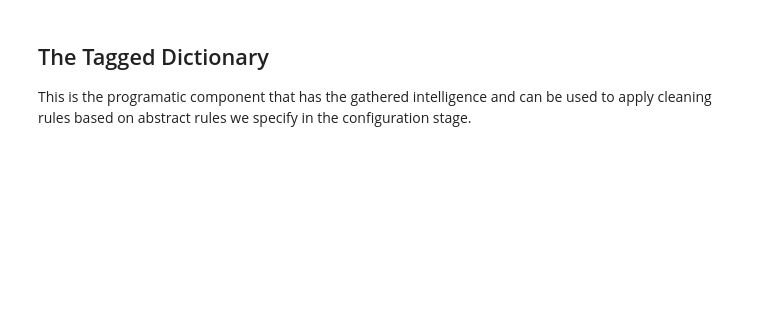
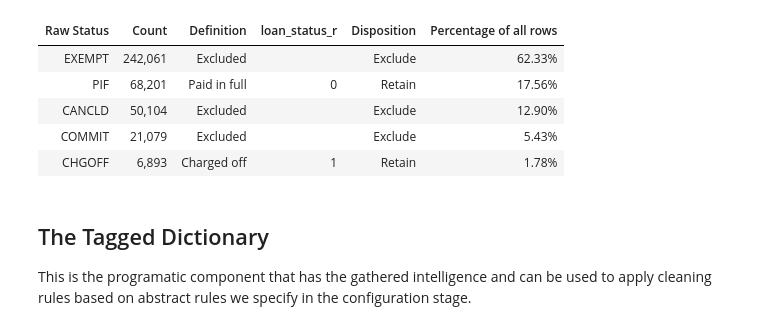
Before and after one commit to rajivsam/kmds_migration, a Jupyter notebook: sba_migration/notebooks/clean_sba_dataset.ipynb, the cells around one changed output. Saved outputs shown, nothing was run; the diff lists cells and outputs as text; code cells hidden in the pictures; blank space fills up the shorter version.

```diff
--- a/sba_migration/notebooks/clean_sba_dataset.ipynb
+++ b/sba_migration/notebooks/clean_sba_dataset.ipynb
@@ -126,4 +106,44 @@ Available Artifacts:
 Loaded Baseline: 388338 rows, 42 columns
+# %%
+retained_statuses = {
+    "PIF": ("Paid in full", 0),
+    "CHGOFF": ("Charged off", 1),
+}
+normalized_loan_status = (
+    df["LoanStatus"]
+    .astype("string")
+    .str.upper()
+    .str.replace(r"[\s\-_/()]+", "", regex=True)
+)
+status_accounting = (
+    normalized_loan_status
+    .value_counts(dropna=False)
+    .rename_axis("Raw Status")
+    .reset_index(name="Count")
+)
+status_accounting["Definition"] = status_accounting["Raw Status"].map(
+    {key: value[0] for key, value in retained_statuses.items()}
+).fillna("Excluded")
+status_accounting["loan_status_r"] = status_accounting["Raw Status"].map(
+    {key: value[1] for key, value in retained_statuses.items()}
+).astype("Int64")
+status_accounting["Disposition"] = status_accounting["Raw Status"].map(
+    lambda value: "Retain" if value in retained_statuses else "Exclude"
+)
+status_accounting["Percentage of all rows"] = (
+    status_accounting["Count"] / len(df)
+)
+status_accounting.style.format({
+    "Count": "{:,}",
+    "Percentage of all rows": "{:.2%}",
+}).hide(axis="index")
+# %% [output]
+| Raw Status | Count | Definition | loan_status_r | Disposition | Percentage of all rows |
+| EXEMPT | 242,061 | Excluded |  | Exclude | 62.33% |
+| PIF | 68,201 | Paid in full | 0 | Retain | 17.56% |
+| CANCLD | 50,104 | Excluded |  | Exclude | 12.90% |
+| COMMIT | 21,079 | Excluded |  | Exclude | 5.43% |
+| CHGOFF | 6,893 | Charged off | 1 | Retain | 1.78% |
 # %% [markdown]
 ## The Tagged Dictionary
 This is the programatic component that has the gathered intelligence and can be used to apply cleaning rules based on abstract rules we specify in the configuration stage.
```
Also changed, not shown: parts of 18 cells of this notebook, 8 other files.
